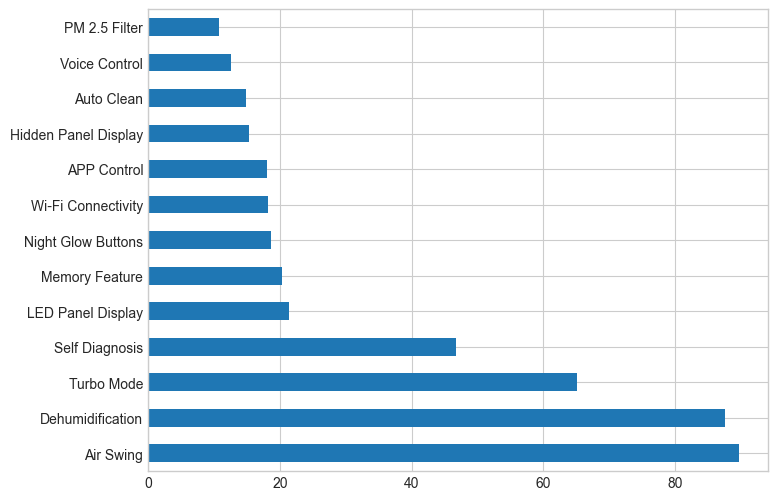
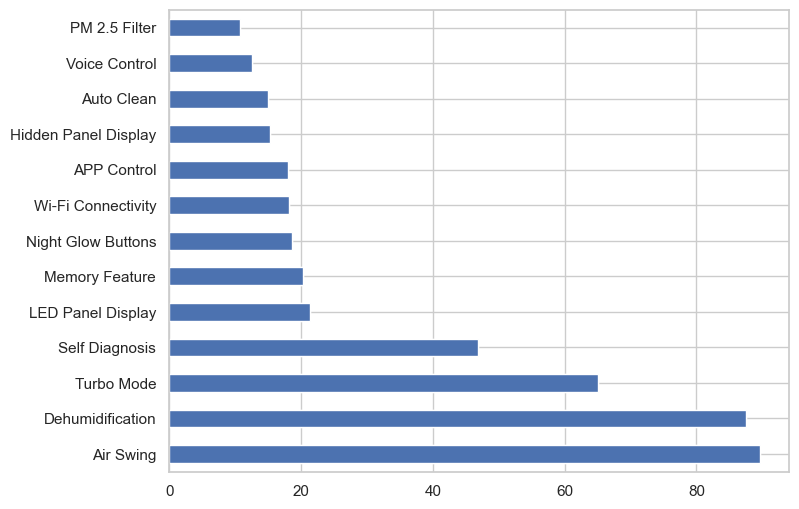
The change to this notebook cell's code, shown as a diff; its figure went from the first image to the second:
--- before
+++ after
@@ -6,2 +6,3 @@
 print(prevalence.round(1))
 prevalence.plot(kind='barh', figsize=(8, 6))
+plt.show()

Commit: commits